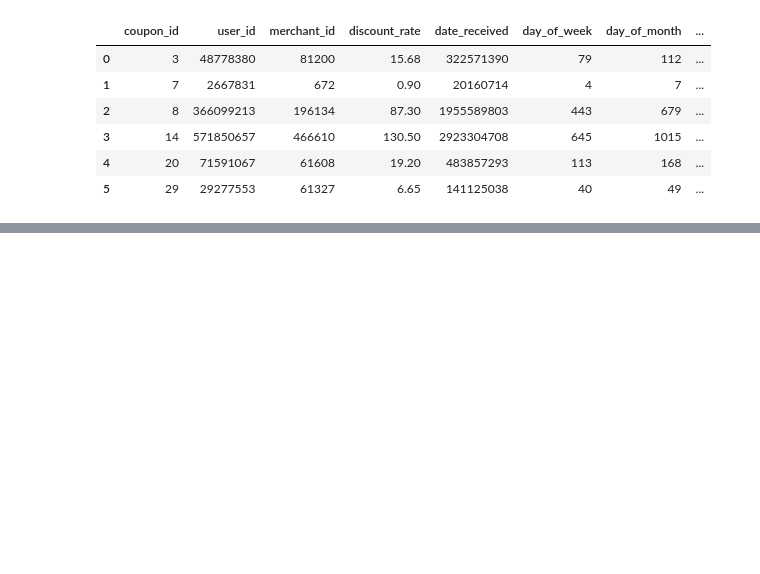
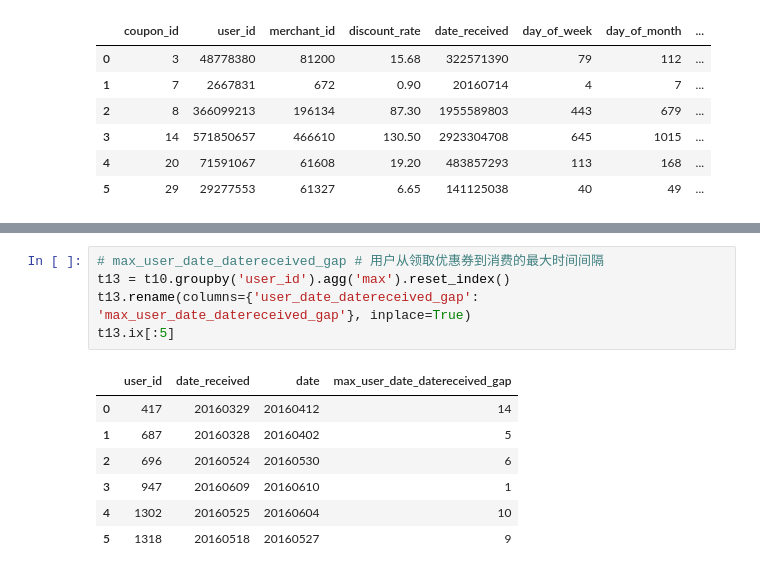
Before and after one commit to yaozou/machine_learning, a Jupyter notebook: Code_tianchi/Coupon/Untitled.ipynb, the cells around one changed output, grey strips where cells are left out. Cells and saved outputs as stored; diff of their text form; blank space fills up the shorter version.

```diff
--- a/Code_tianchi/Coupon/Untitled.ipynb
+++ b/Code_tianchi/Coupon/Untitled.ipynb
@@ -577,0 +744,13 @@ feature3.ix[:5]
+# %%
+# max_user_date_datereceived_gap # 用户从领取优惠券到消费的最大时间间隔
+t13 = t10.groupby('user_id').agg('max').reset_index()
+t13.rename(columns={'user_date_datereceived_gap': 'max_user_date_datereceived_gap'}, inplace=True)
+t13.ix[:5]
+# %% [output]
+|  | user_id | date_received | date | max_user_date_datereceived_gap |
+| 0 | 417 | 20160329 | 20160412 | 14 |
+| 1 | 687 | 20160328 | 20160402 | 5 |
+| 2 | 696 | 20160524 | 20160530 | 6 |
+| 3 | 947 | 20160609 | 20160610 | 1 |
+| 4 | 1302 | 20160525 | 20160604 | 10 |
+| 5 | 1318 | 20160518 | 20160527 | 9 |
```
Also changed, not shown: parts of 18 cells of this notebook.
